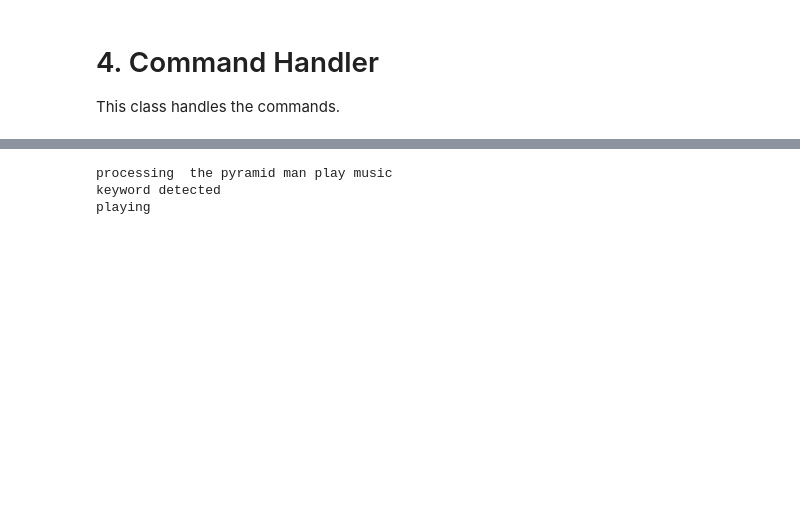
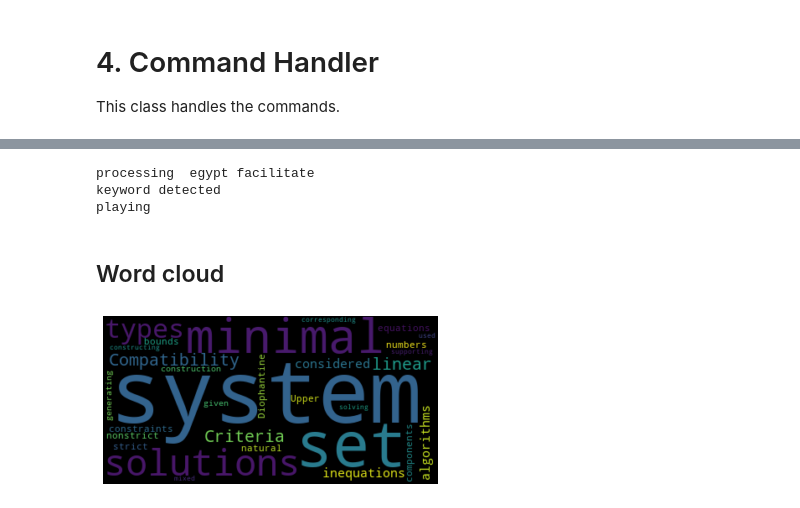
Before and after one commit to manuwhs/pyramidman, a Jupyter notebook: notebooks/X.Utilities.ipynb, the cells around one changed output, grey strips where cells are left out. Saved outputs shown, nothing was run; the diff lists cells and outputs as text; code cells hidden in the pictures; blank space fills up the shorter version.

```diff
--- a/notebooks/X.Utilities.ipynb
+++ b/notebooks/X.Utilities.ipynb
@@ -73,8 +94,6 @@ successfully sent the mail
 import spacy
 import pytextrank
 
-# example text
-text = "Compatibility of systems of linear constraints over the set of natural numbers. Criteria of compatibility of a system of linear Diophantine equations, strict inequations, and nonstrict inequations are considered. Upper bounds for components of a minimal set of solutions and algorithms of construction of minimal generating sets of solutions for all types of systems are given. These criteria and the corresponding algorithms for constructing a minimal supporting set of solutions can be used in solving all the considered types systems and systems of mixed types."
 
 # load a spaCy model, depending on language, scale, etc.
 nlp = spacy.load("en_core_web_sm")
@@ -146,7 +170,9 @@ speech_command_handler.commands
   'args': [<pyramidman.audio_parameters.AudioParameters at 0x...>]}]
-# %%
-speech_command_handler.process("the pyramid man play music")
-# %% [output]
-processing  the pyramid man play music
-keyword detected
-playing
+# %%
+speech_command_handler.process("egypt facilitate")
+# %% [output]
+processing  egypt facilitate
+keyword detected
+playing
+# %% [markdown]
+## Word cloud
@@ -152,0 +187,8 @@ playing
+# %%
+wordcloud = WordCloud().generate(text)
+# %%
+plt.imshow(wordcloud, interpolation='bilinear')
+plt.axis("off")
+plt.show()
+# %% [output]
+[figure, added]
```
Also changed, not shown: parts of 19 cells of this notebook, 8 other files.
